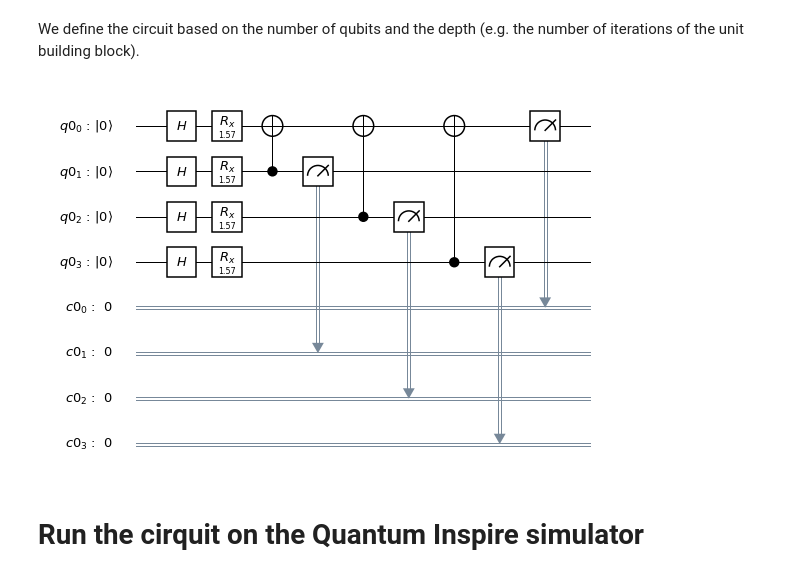
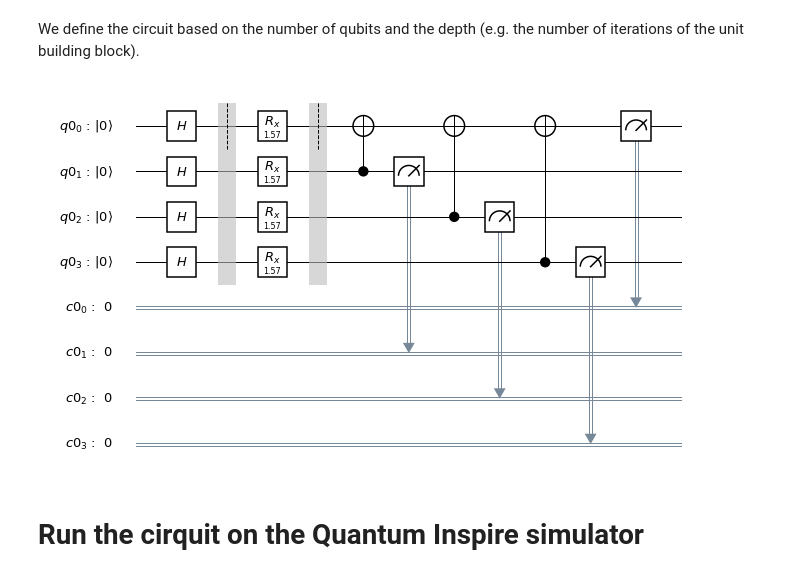
Before and after one commit to QuTech-Delft/quantuminspire, a Jupyter notebook: docs/qi-performance-test.ipynb, the cells around one changed output. Cells and saved outputs as stored; diff of their text form; code cells hidden in the pictures.

```diff
--- a/docs/qi-performance-test.ipynb
+++ b/docs/qi-performance-test.ipynb
@@ -47,30 +47,29 @@ We define the circuit based on the number of qubits and the depth (e.g. the numb
 # %%
 def pcircuit(nqubits, depth = 10):
     """ Circuit to test performance of quantum computer """
     q = QuantumRegister(nqubits)
     ans = ClassicalRegister(nqubits)
     qc = QuantumCircuit(q, ans)
 
     for level in range(depth):
         for qidx in range(nqubits):
             qc.h( q[qidx] )
         qc.barrier()
         for qidx in range(nqubits):
             qc.rx(np.pi/2, q[qidx])
         qc.barrier()
 
         for qidx in range(nqubits):
             if qidx!=0:
                 qc.cx(q[qidx], q[0])
     for qidx in range(nqubits):
         qc.measure(q[qidx], ans[qidx])
     return q, qc
 
 q,qc = pcircuit(4, 1)
-cplot = circuit_drawer(qc)
-display(cplot)
+qc.draw(output='mpl')
 # %% [output]
-[figure, old version]
+[figure, new version]
 # %% [markdown]
 # Run the cirquit on the Quantum Inspire simulator
 # %% [markdown]
```
Also changed, not shown: parts of 3 cells of this notebook, 9 other files.
